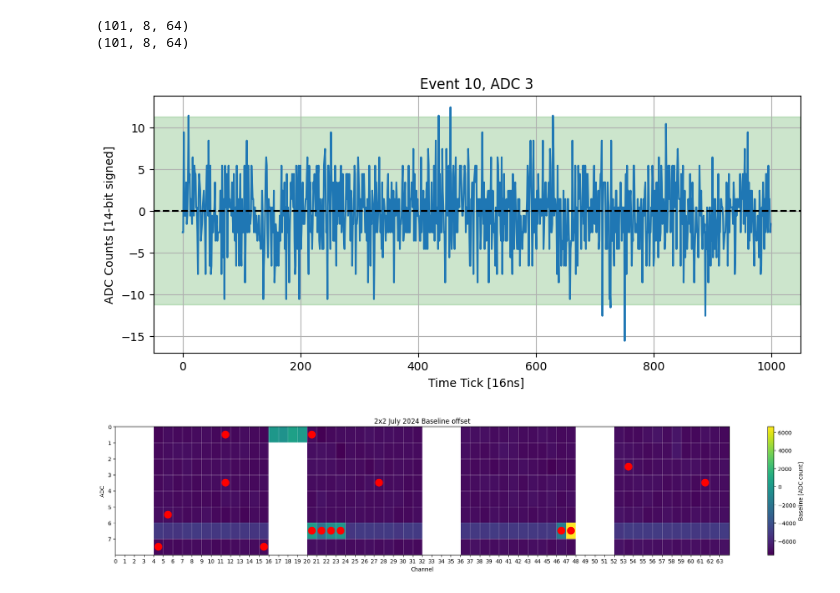
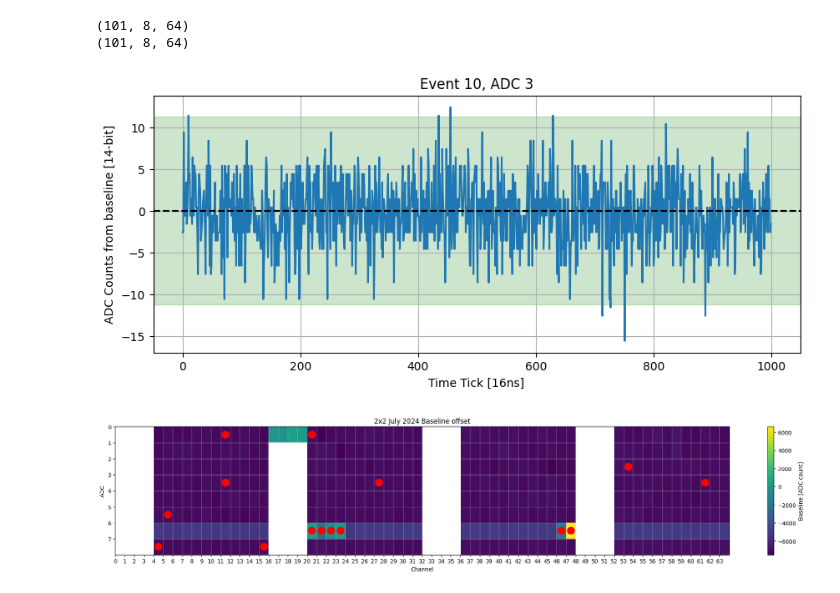
Before and after one commit to jvmead/lrs_tutorials, a Jupyter notebook: lrs_tutorial_1.ipynb, the cells around one changed output. Saved outputs shown, nothing was run; the diff lists cells and outputs as text; code cells hidden in the pictures.

```diff
--- a/lrs_tutorial_1.ipynb
+++ b/lrs_tutorial_1.ipynb
@@ -296,22 +298,22 @@ def plot_metric(
 # %%
 bline_wvfm = light_wvfms[example_event, example_adc, example_channel] - baselines[example_event,example_adc, example_channel]
 
 # plot baselined waveform
 figure = plt.figure(figsize=(10,4))
 plt.plot(bline_wvfm, label=f'Channel {example_channel}')
 # plot dashed line at y=0
 plt.axhline(y=0, color='k', linestyle='--')
 # overlay green transparent band for +/- RMS
 plt.axhspan(-rms[example_event,example_adc, example_channel],
             rms[example_event,example_adc, example_channel],
             color='g', alpha=0.2)
 plt.title(f'Event {example_event}, ADC {example_adc}')
 plt.xlabel('Time Tick [16ns]')
-plt.ylabel('ADC Counts [14-bit signed]')
+plt.ylabel('ADC Counts from baseline [14-bit]')
 plt.grid()
 plt.show()
 # %% [output]
-[figure, old version]
+[figure, new version]
 # %%
 # plot baselines
 mean_baseline = np.nanmean(baselines, axis=0)
```
Also changed, not shown: parts of 2 cells of this notebook.
